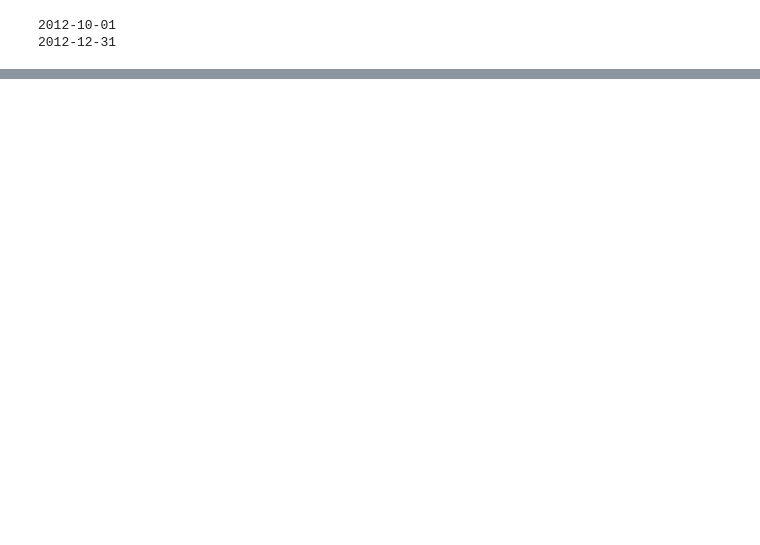
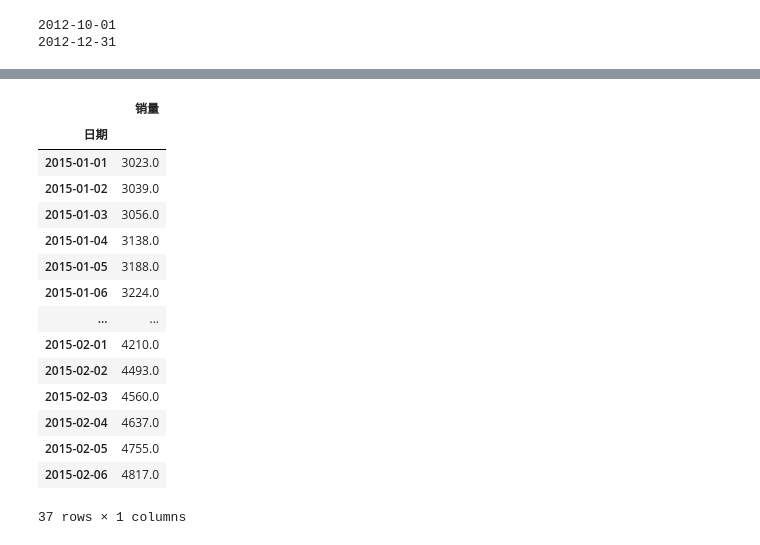
Before and after one commit to WentingRuan/Learn_Python, a Jupyter notebook: 12/week12.ipynb, the cells around one changed output, grey strips where cells are left out. Drawn from its saved outputs; the diff is of its cells as text; code cells hidden in the pictures; blank space fills up the shorter version.

```diff
--- a/12/week12.ipynb
+++ b/12/week12.ipynb
@@ -442,0 +557,30 @@ model.forecast(5) #作为期5天的预测，返回预测结果、标准误差、
+# %%
+####时序案例分析####
+#参数初始化
+
+o =os.getcwd()
+
+discfile = o+"\\arima_data.xls"
+forecastnum = 5
+
+#读取数据，指定日期列为指标，Pandas自动将“日期”列识别为Datetime格式
+data = pd.read_excel(discfile, index_col = u'日期')
+data = pd.DataFrame(data,dtype=np.float64)
+data
+# %% [output]
+|  | 销量 |
+| 日期 |  |
+| 2015-01-01 | 3023.0 |
+| 2015-01-02 | 3039.0 |
+| 2015-01-03 | 3056.0 |
+| 2015-01-04 | 3138.0 |
+| 2015-01-05 | 3188.0 |
+| 2015-01-06 | 3224.0 |
+| ... | ... |
+| 2015-02-01 | 4210.0 |
+| 2015-02-02 | 4493.0 |
+| 2015-02-03 | 4560.0 |
+| 2015-02-04 | 4637.0 |
+| 2015-02-05 | 4755.0 |
+| 2015-02-06 | 4817.0 |
+37 rows × 1 columns
```
Also changed, not shown: parts of 34 cells of this notebook, 1 other file.
